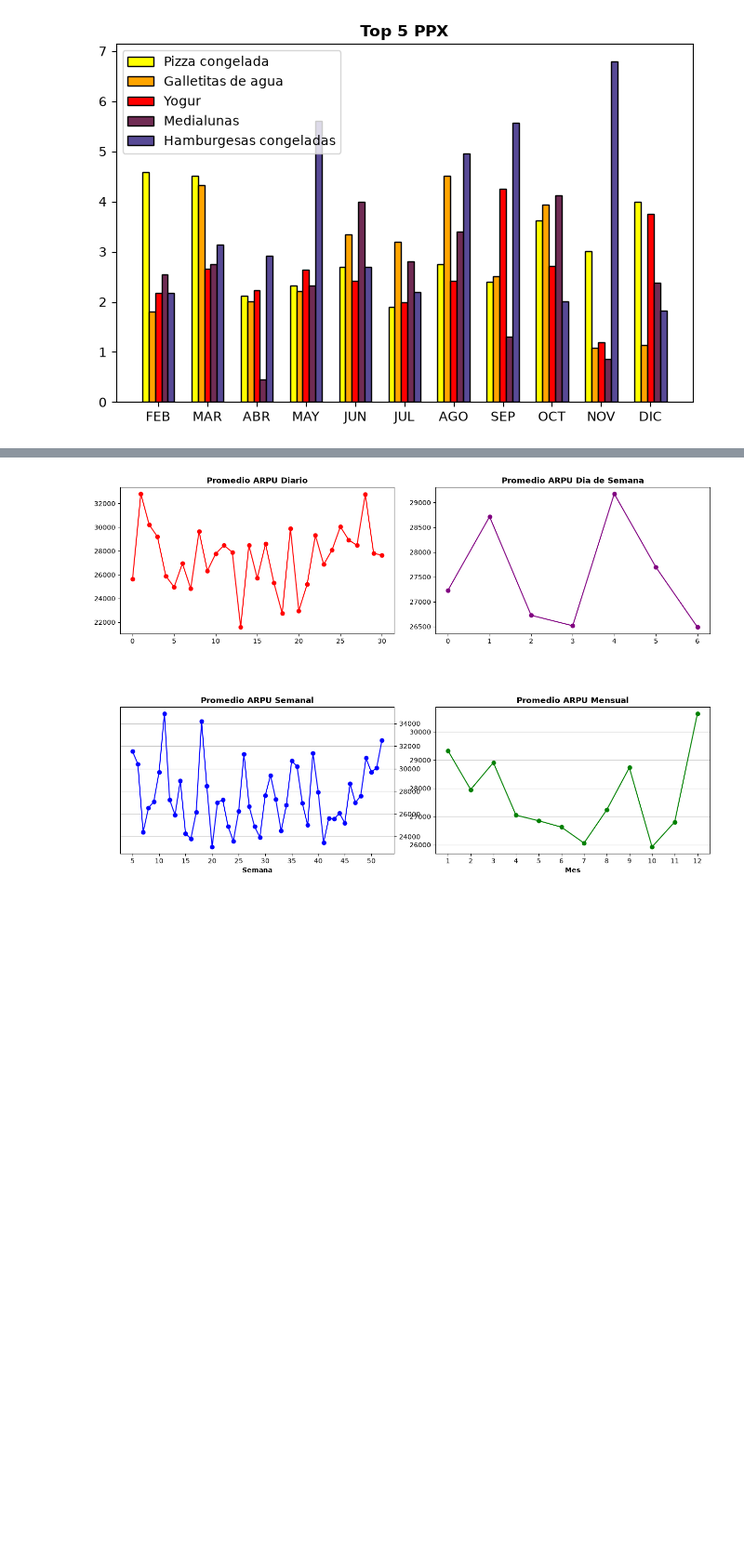
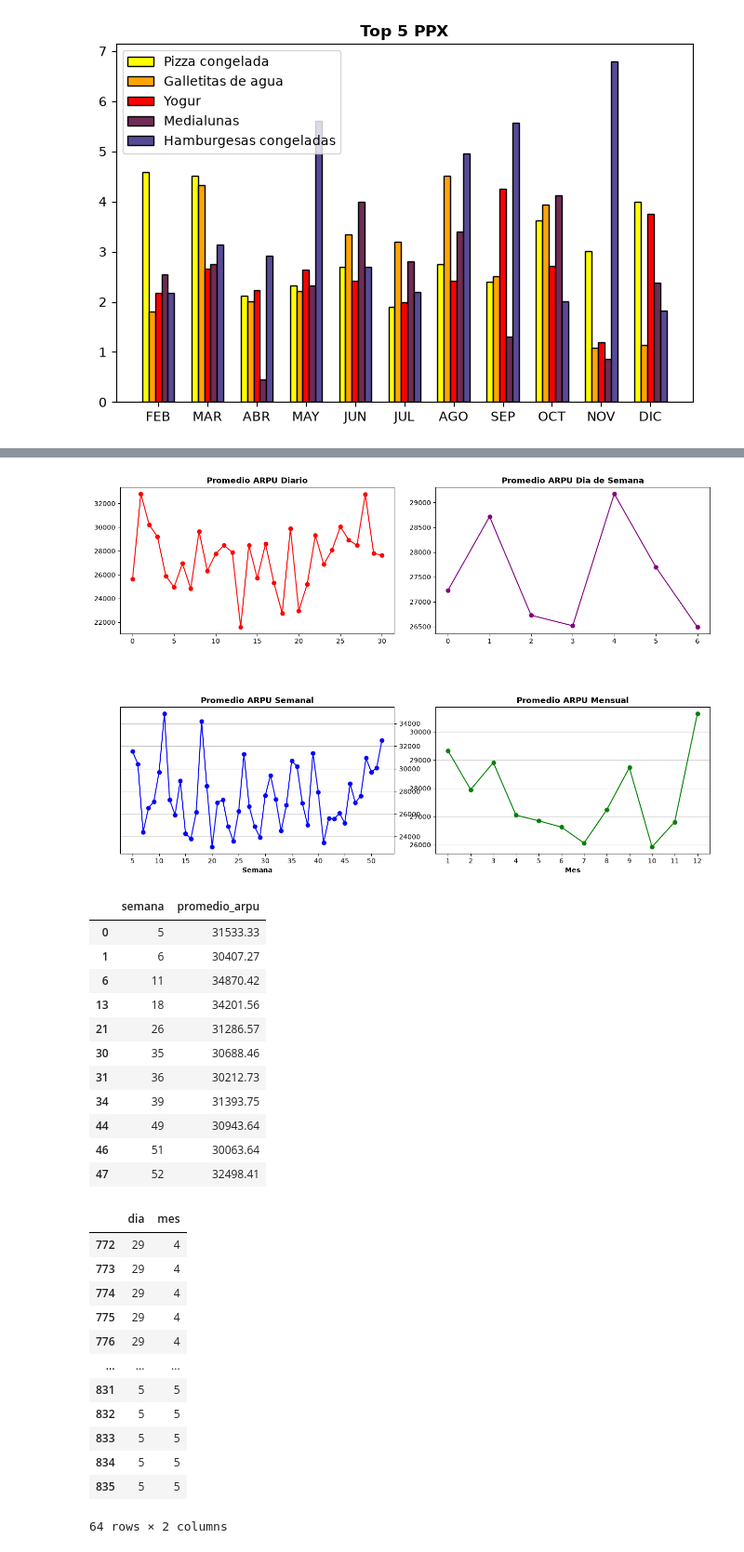
Before and after one commit to jp21bp/DS_Proyectos, a Jupyter notebook: 4_DemandaForecasting/eda.ipynb, the cells around one changed output, grey strips where cells are left out. Shown at 93% size. Saved outputs shown, nothing was run; the diff lists cells and outputs as text; code cells hidden in the pictures; blank space fills up the shorter version.

```diff
--- a/4_DemandaForecasting/eda.ipynb
+++ b/4_DemandaForecasting/eda.ipynb
@@ -638,30 +693,59 @@ axs[1,0].yaxis.set_label_position('right')
 # axs[1,0].set_ylabel('Porcentaje (%)', fontweight='bold', labelpad=5)
 axs[1,0].set_xticks(range(len(df_s_prom_ppp[gran_map['df_semana']])))
 axs[1,0].set_xticklabels(df_s_prom_ppp[gran_map['df_semana']])
 axs[1,0].xaxis.set_major_locator(MultipleLocator(5))
 # axs[0].set_xticks(axs[0].get_xaxis() + 5)
 ### Plot mensual
 axs[1,1].plot(
     np.arange(len(df_mes['mes'].unique())),
     df_m_prom_arpu['promedio_arpu'],
     marker='o',
     color='green'
 )
 axs[1,1].set_title('Promedio ARPU Mensual', fontweight='bold')
 axs[1,1].set_xlabel('Mes', fontweight='bold')
 axs[1,1].set_xticks(range(len(df_m_prom_ppp[gran_map['df_mes']])))
 axs[1,1].set_xticklabels(df_m_prom_ppp[gran_map['df_mes']])
 # axs[1].set_ylabel('Porcentaje (%)', fontweight='bold')
 axs[1,1].grid(axis='y', alpha=0.7)
 axs[1,1].yaxis.set_visible(True)
 # ### Configs de plots de abajo
 # axs[1,0].sharey(axs[1,1])
 # y_bottom = np.concatenate([df_s_promedi_ppp['promedio_ppp'], df_m_promedi_ppp['promedio_ppp']])
 # ymin_bottom, ymax_bottom = y_bottom.min(), y_bottom.max()
 # axs[1, 0].set_ylim(ymin_bottom - 1, ymax_bottom + 1)
 
 #### Configuraciones finales
 fig.subplots_adjust(wspace=0.15, hspace = 0.5)
 plt.show()
+
+
+display(df_s_prom_arpu[df_s_prom_arpu['promedio_arpu'] > 30000])
+display(df[df['semana'] == 18][['dia', 'mes']])
 # %% [output]
 [figure]
+|  | semana | promedio_arpu |
+| 0 | 5 | 31533.33 |
+| 1 | 6 | 30407.27 |
+| 6 | 11 | 34870.42 |
+| 13 | 18 | 34201.56 |
+| 21 | 26 | 31286.57 |
+| 30 | 35 | 30688.46 |
+| 31 | 36 | 30212.73 |
+| 34 | 39 | 31393.75 |
+| 44 | 49 | 30943.64 |
+| 46 | 51 | 30063.64 |
+| 47 | 52 | 32498.41 |
+|  | dia | mes |
+| 772 | 29 | 4 |
+| 773 | 29 | 4 |
+| 774 | 29 | 4 |
+| 775 | 29 | 4 |
+| 776 | 29 | 4 |
+| ... | ... | ... |
+| 831 | 5 | 5 |
+| 832 | 5 | 5 |
+| 833 | 5 | 5 |
+| 834 | 5 | 5 |
+| 835 | 5 | 5 |
+64 rows × 2 columns
```
Also changed, not shown: parts of 6 cells of this notebook.
